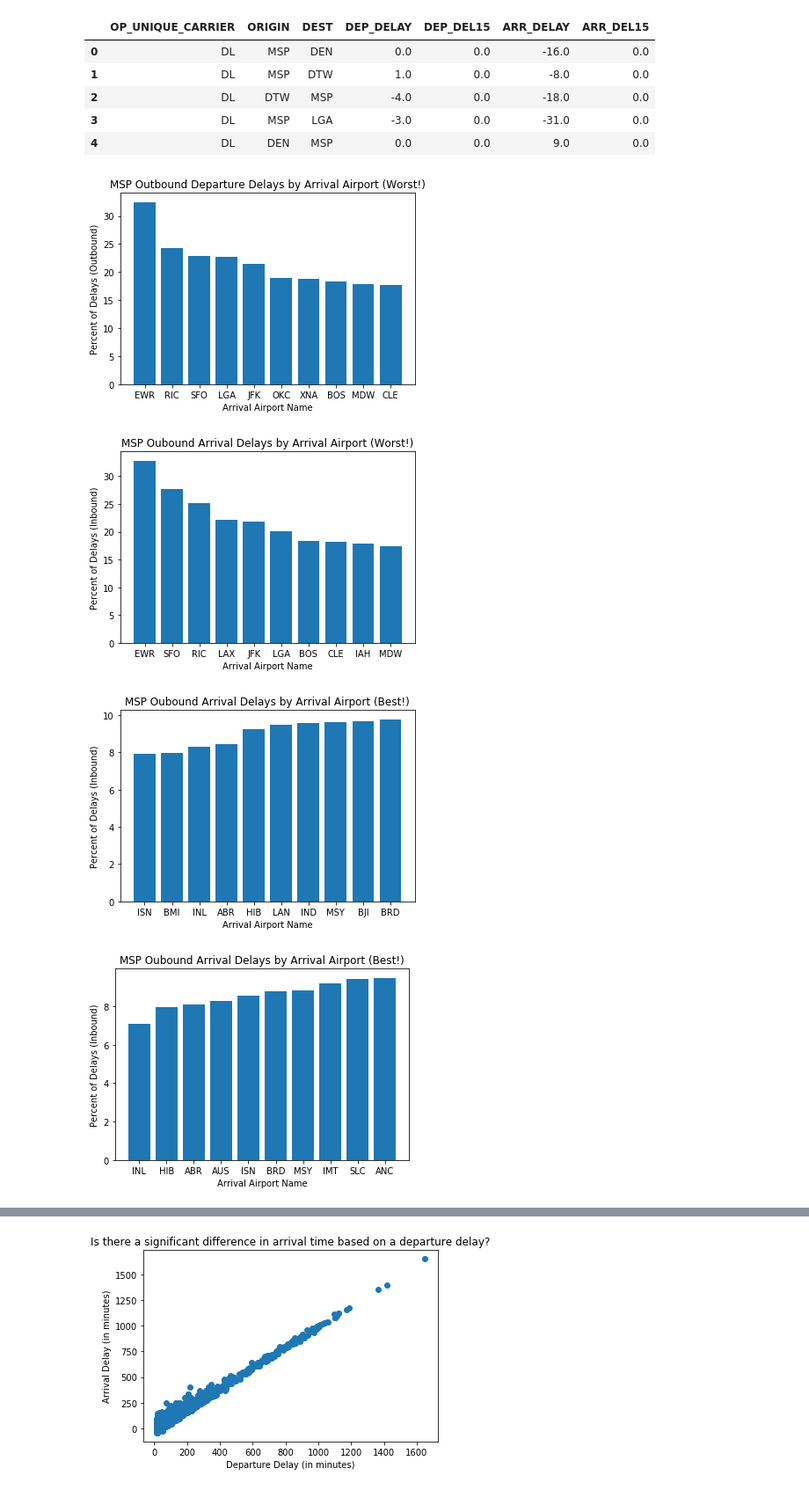
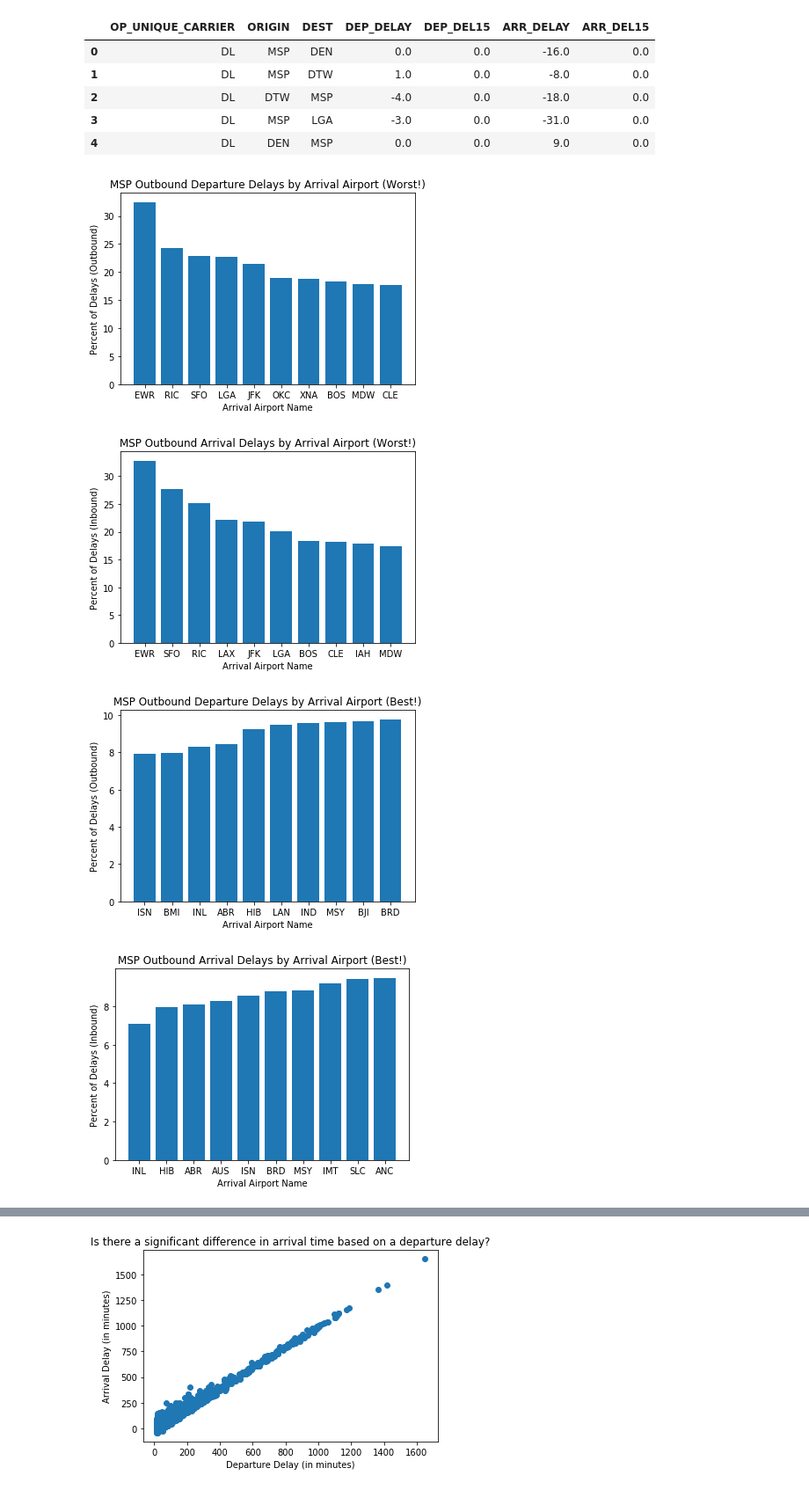
Before and after one commit to HWspam/Delorean, a Jupyter notebook: Delay_by_Airport.ipynb, the cells around one changed output, grey strips where cells are left out. Shown: that part at 88% size. Saved outputs shown, nothing was run; the diff lists cells and outputs as text; code cells hidden in the pictures.

```diff
--- a/Delay_by_Airport.ipynb
+++ b/Delay_by_Airport.ipynb
@@ -29,33 +29,33 @@ route_outbound_delays_df_bot_ten_arr = route_outbound_delays_df.sort_values(by="
 # %%
 plt.bar(route_outbound_delays_df_top_ten_dep.index, route_outbound_delays_df_top_ten_dep["Percent of Delayed Departures"])
 plt.ylabel("Percent of Delays (Outbound)")
 plt.xlabel("Arrival Airport Name")
 plt.title("MSP Outbound Departure Delays by Arrival Airport (Worst!)")
 plt.savefig("Resources/Worst_Routes for_Departures_from_MSP.png")
 plt.show()
 plt.bar(route_outbound_delays_df_top_ten_arr.index, route_outbound_delays_df_top_ten_arr["Percent of Delayed Arrivals"])
 plt.ylabel("Percent of Delays (Inbound)")
 plt.xlabel("Arrival Airport Name")
-plt.title("MSP Oubound Arrival Delays by Arrival Airport (Worst!)")
+plt.title("MSP Outbound Arrival Delays by Arrival Airport (Worst!)")
 plt.savefig("Resources/Worst_Routes_for_Arrrvals_from_MSP.png")
 plt.show()
 plt.bar(route_outbound_delays_df_bot_ten_dep.index, route_outbound_delays_df_bot_ten_dep["Percent of Delayed Departures"])
-plt.ylabel("Percent of Delays (Inbound)")
+plt.ylabel("Percent of Delays (Outbound)")
 plt.xlabel("Arrival Airport Name")
-plt.title("MSP Oubound Arrival Delays by Arrival Airport (Best!)")
+plt.title("MSP Outbound Departure Delays by Arrival Airport (Best!)")
 plt.savefig("Resources/Best_Routes_for_Departures_from_MSP.png")
 plt.show()
 plt.bar(route_outbound_delays_df_bot_ten_arr.index, route_outbound_delays_df_bot_ten_arr["Percent of Delayed Arrivals"])
 plt.ylabel("Percent of Delays (Inbound)")
 plt.xlabel("Arrival Airport Name")
-plt.title("MSP Oubound Arrival Delays by Arrival Airport (Best!)")
+plt.title("MSP Outbound Arrival Delays by Arrival Airport (Best!)")
 plt.savefig("Resources/Best_Routes_for_Arrivals_from_MSP.png")
 plt.show()
 # %% [output]
 [figure]
-[figure, old version]
+[figure, new version]
-[figure, old version]
+[figure, new version]
-[figure, old version]
+[figure, new version]
 # %%
 msp_inbound_df = route_df.loc[route_df["DEST"] == "MSP", :]
 f = {"DEP_DEL15":["count","sum"],"ARR_DEL15":["count","sum"]}
```
Also changed, not shown: parts of 1 cell of this notebook, 4 other files.
